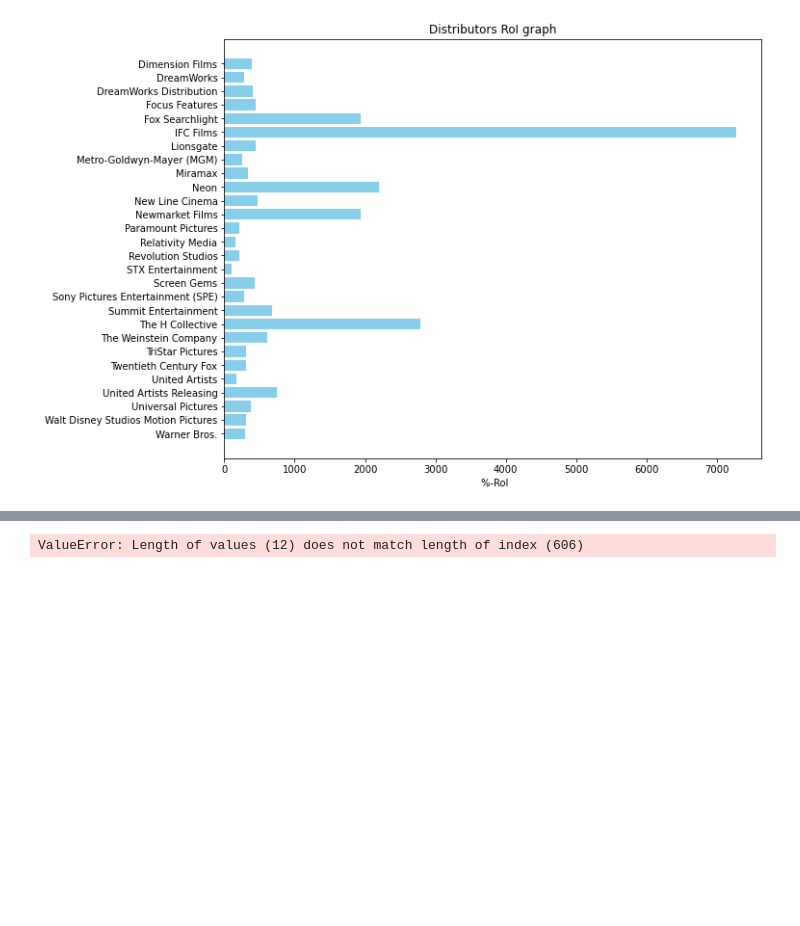
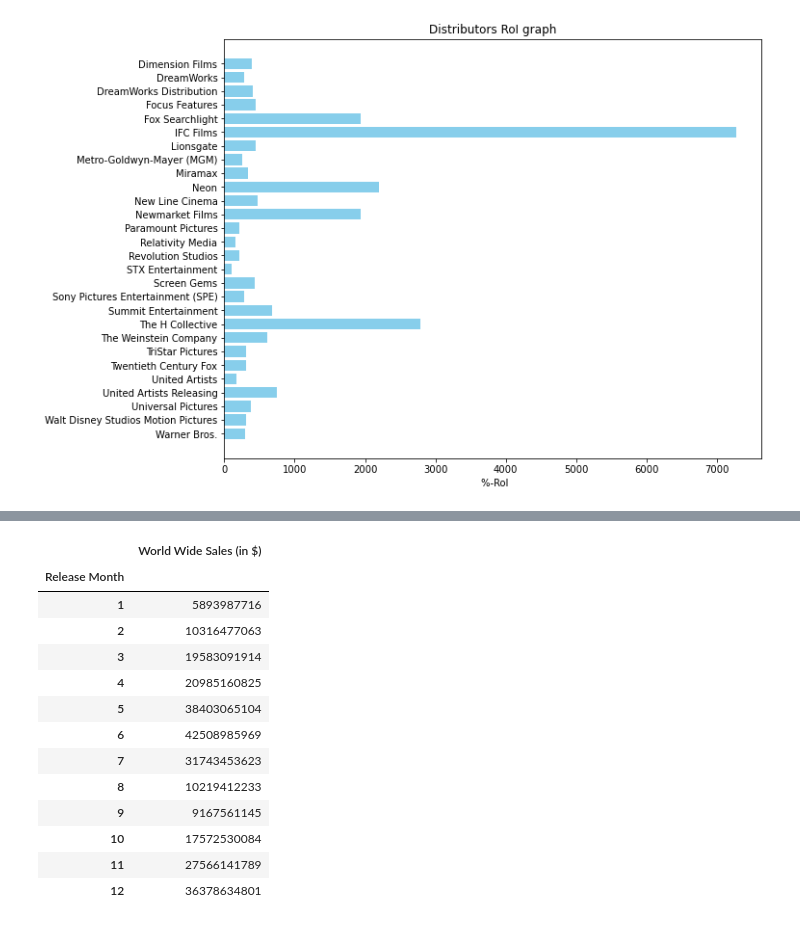
Before and after one commit to Lewis-Gitari/Microsoft_movies-program-analysis, a Jupyter notebook: phase_1_project_raw.ipynb, the cells around one changed output, grey strips where cells are left out. Drawn from its saved outputs; the diff is of its cells as text; code cells hidden in the pictures; blank space fills up the shorter version.

```diff
--- a/phase_1_project_raw.ipynb
+++ b/phase_1_project_raw.ipynb
@@ -475,6 +478,20 @@ df3
-# %%
-df3['Release Month'] = df3.groupby(df3['Release Date'].dt.month)
-month_df = groupby('Release Month')
-month_df
-# %% [output]
-ValueError: Length of values (12) does not match length of index (606)
+# %%
+monthly_sales = df3.groupby('Release Month')['World Wide Sales (in $)'].sum()
+monthly_sales = pd.DataFrame(monthly_sales)
+monthly_sales.columns = ['World Wide Sales (in $)']
+monthly_sales
+# %% [output]
+|  | World Wide Sales (in $) |
+| Release Month |  |
+| 1 | 5893987716 |
+| 2 | 10316477063 |
+| 3 | 19583091914 |
+| 4 | 20985160825 |
+| 5 | 38403065104 |
+| 6 | 42508985969 |
+| 7 | 31743453623 |
+| 8 | 10219412233 |
+| 9 | 9167561145 |
+| 10 | 17572530084 |
+| 11 | 27566141789 |
+| 12 | 36378634801 |
```
Also changed, not shown: parts of 7 cells of this notebook.
